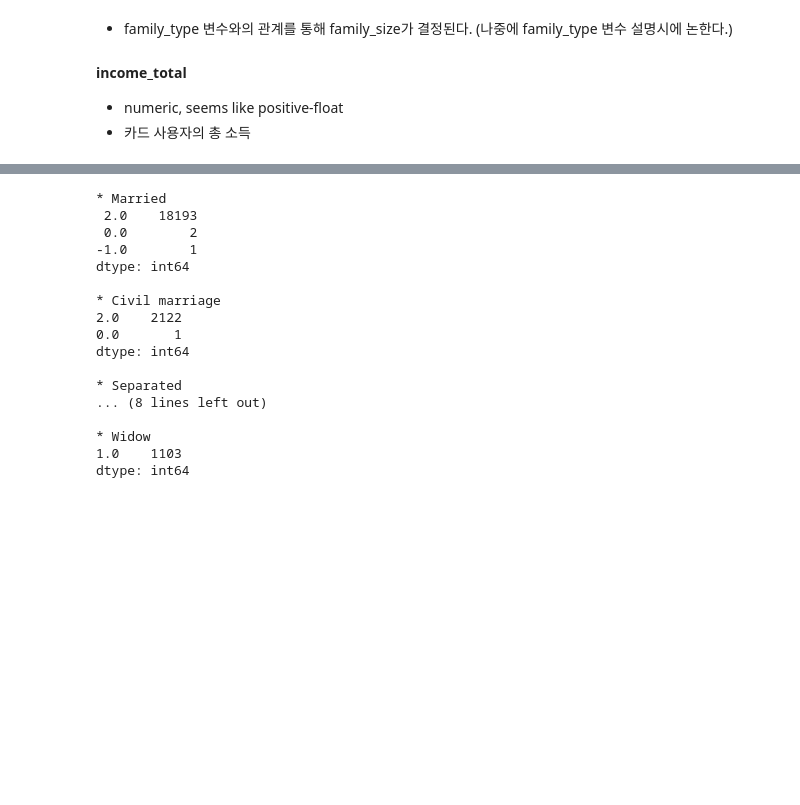
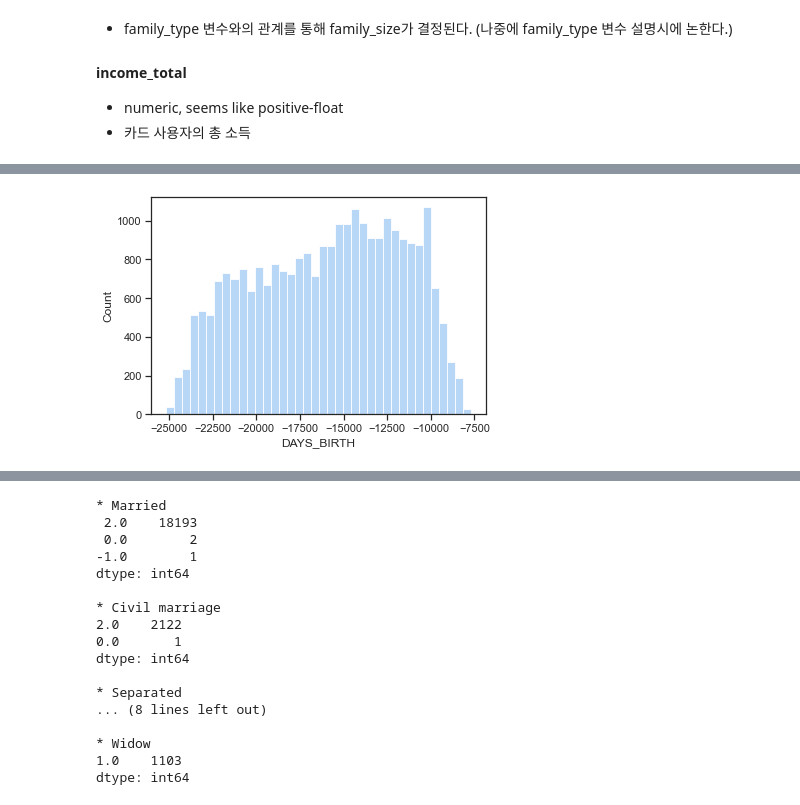
Before and after one commit to Gangtaro/data_science_repository, a Jupyter notebook: COMPETETION_LOG/DACON_210405_credit/dacon_credit_project.ipynb, the cells around one changed output, grey strips where cells are left out. Saved outputs shown, nothing was run; the diff lists cells and outputs as text; code cells hidden in the pictures; blank space fills up the shorter version.

```diff
--- a/COMPETETION_LOG/DACON_210405_credit/dacon_credit_project.ipynb
+++ b/COMPETETION_LOG/DACON_210405_credit/dacon_credit_project.ipynb
@@ -256,0 +264,5 @@ memory usage: 5.9+ MB
+# %%
+sns.histplot(train.DAYS_BIRTH)
+plt.show()
+# %% [output]
+[figure, added]
```
Also changed, not shown: parts of 36 cells of this notebook.
